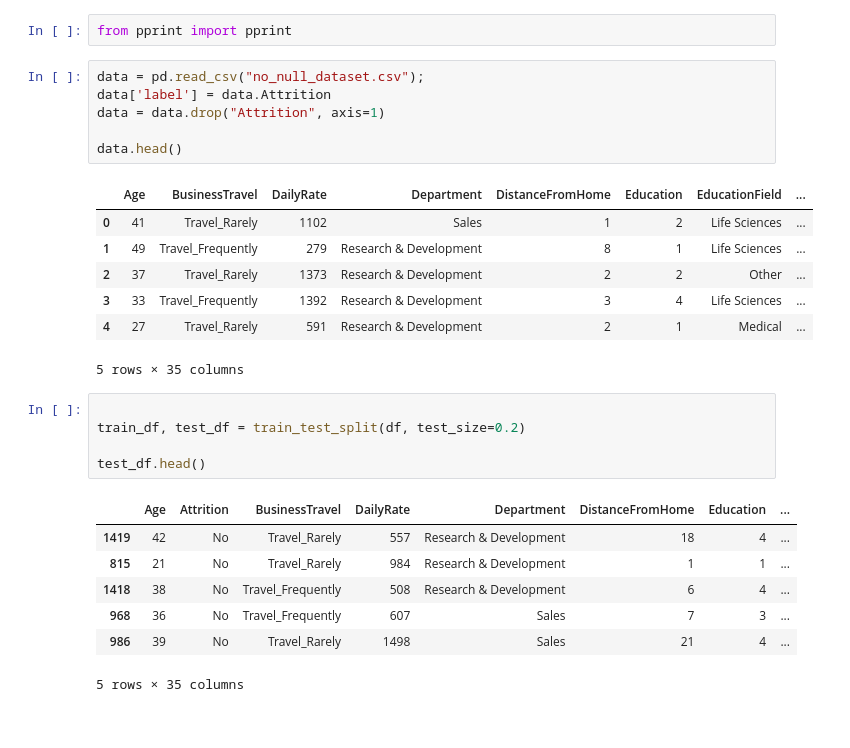
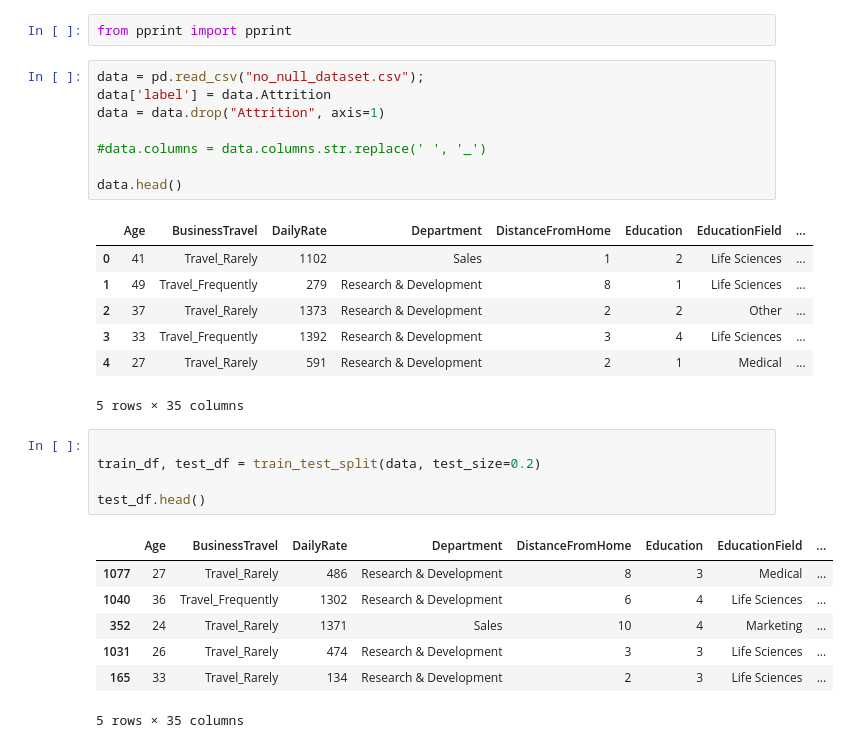
Before and after one commit to super-cinnamon/Projet_DM, a Jupyter notebook: part4.ipynb, the cells around one changed output. Drawn from its saved outputs; the diff is of its cells as text.

```diff
--- a/part4.ipynb
+++ b/part4.ipynb
@@ -279,6 +282,8 @@ data = pd.read_csv("no_null_dataset.csv");
 data['label'] = data.Attrition
 data = data.drop("Attrition", axis=1)
 
+#data.columns = data.columns.str.replace(' ', '_')
+
 data.head()
 # %% [output]
 |  | Age | BusinessTravel | DailyRate | Department | DistanceFromHome | Education | EducationField | ... |
@@ -290,16 +295,16 @@ data.head()
 5 rows × 35 columns
 # %%
 
-train_df, test_df = train_test_split(df, test_size=0.2)
+train_df, test_df = train_test_split(data, test_size=0.2)
 
 test_df.head()
 # %% [output]
-|  | Age | Attrition | BusinessTravel | DailyRate | Department | DistanceFromHome | Education | ... |
-| 1419 | 42 | No | Travel_Rarely | 557 | Research & Development | 18 | 4 | ... |
-| 815 | 21 | No | Travel_Rarely | 984 | Research & Development | 1 | 1 | ... |
-| 1418 | 38 | No | Travel_Frequently | 508 | Research & Development | 6 | 4 | ... |
-| 968 | 36 | No | Travel_Frequently | 607 | Sales | 7 | 3 | ... |
-| 986 | 39 | No | Travel_Rarely | 1498 | Sales | 21 | 4 | ... |
+|  | Age | BusinessTravel | DailyRate | Department | DistanceFromHome | Education | EducationField | ... |
+| 1077 | 27 | Travel_Rarely | 486 | Research & Development | 8 | 3 | Medical | ... |
+| 1040 | 36 | Travel_Frequently | 1302 | Research & Development | 6 | 4 | Life Sciences | ... |
+| 352 | 24 | Travel_Rarely | 1371 | Sales | 10 | 4 | Marketing | ... |
+| 1031 | 26 | Travel_Rarely | 474 | Research & Development | 3 | 3 | Life Sciences | ... |
+| 165 | 33 | Travel_Rarely | 134 | Research & Development | 2 | 3 | Life Sciences | ... |
 5 rows × 35 columns
 # %%
 
```
Also changed, not shown: parts of 8 cells of this notebook.
